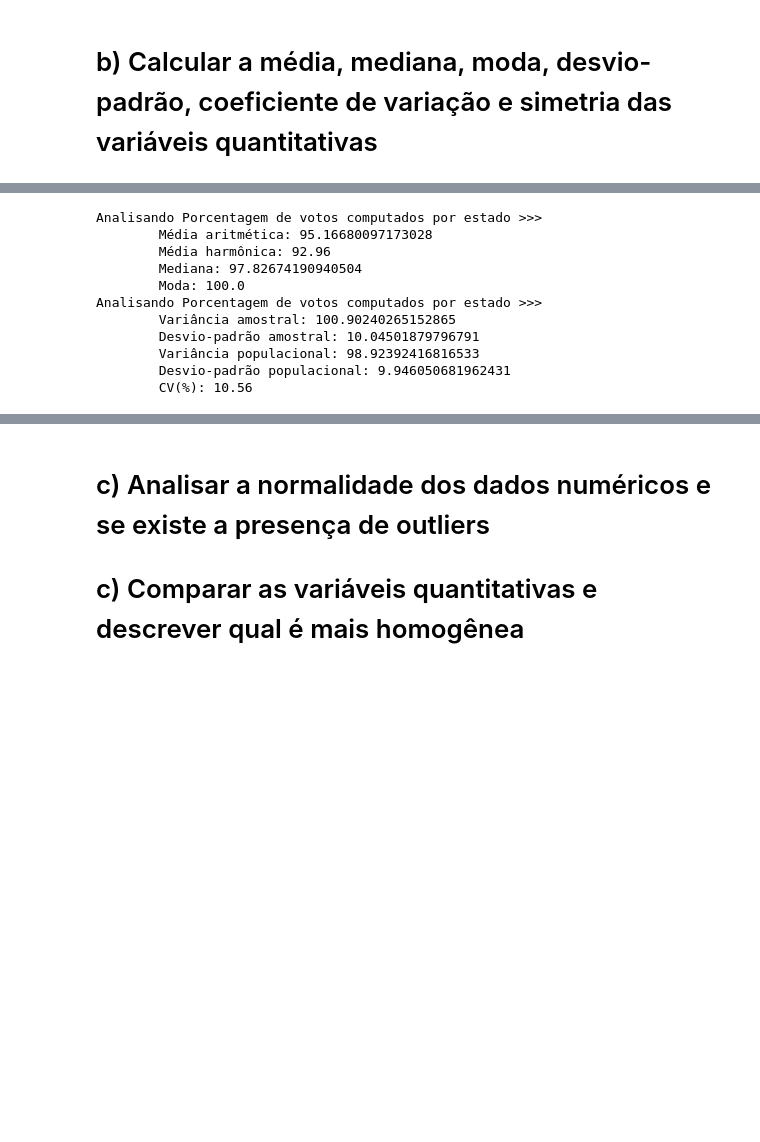
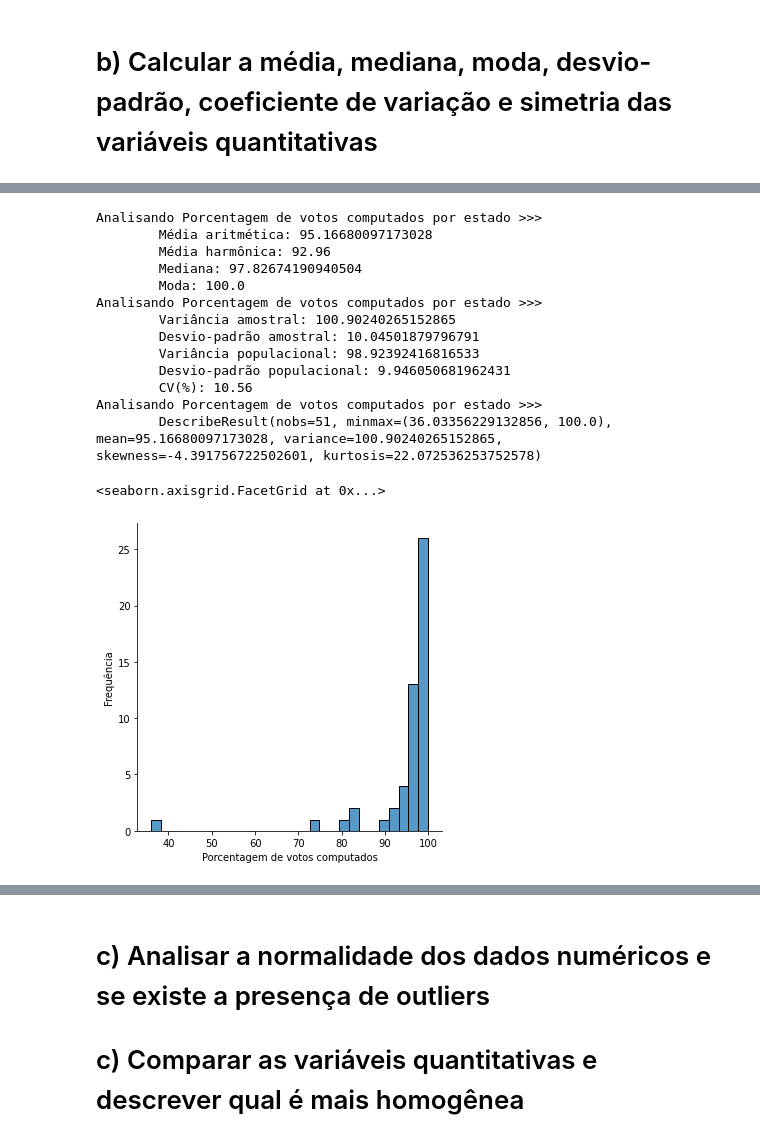
Before and after one commit to bmnds/uea-data-science-03-statistics, a Jupyter notebook: [Estatística04]_Trabalho_Final.ipynb, the cells around one changed output, grey strips where cells are left out. Cells and saved outputs as stored; diff of their text form; code cells hidden in the pictures; blank space fills up the shorter version.

```diff
--- a/[Estatística04]_Trabalho_Final.ipynb
+++ b/[Estatística04]_Trabalho_Final.ipynb
@@ -367,16 +369,17 @@ db_results
 | 1 | Donald Trump | REP | 214 | 71500110 | 47.552223 | 39.776952 |
 # %%
 # TODO plotar gráfico com os partidos vencedores em cada estado, DEM em azul, REP em vermelho
+db_president_state_results['winner'] = db_president_state_results.apply(lambda row: 0 if not row['is_election_defined'] else (1 if row['1st_party']=='DEM' else -1), axis=1)
+df = db_president_state_results[['state', 'state_code', '1st_candidate', '1st_party', 'winner']]
+df.columns = ['Estado', 'Abreviação', 'Candidato', 'Partido', 'Ganhador']
 
-#df = db_president_state_results[['state', 'state_code', 'tendency']]
-#df.columns = ['Estado', 'Abreviação', 'Tendência']
-#
-#fig = px.choropleth(df,
-#                    locations="Abreviação",
-#                    color = "Tendência",
-#                    locationmode = 'USA-states',
-#                    hover_name="Estado",
-#                    color_continuous_scale = ['white', 'red'],
-#                    scope="usa",
-#                    title='Eleições EUA 2020: Tendência de se eleger um candidato do mesmo partido do governador em ' + df['Tendência'].sum().astype(str) + ' estados')
-#fig.show()
+fig = px.choropleth(df,
+                    locations="Abreviação",
+                    color = "Ganhador",
+                    locationmode = 'USA-states',
+                    hover_name="Estado",
+                    hover_data = ['Candidato', 'Partido'],
+                    color_continuous_scale = ['red', 'white', 'blue'],
+                    scope="usa",
+                    title='Eleições EUA 2020: Biden (Azul) 226 vs 214 (Vermelho) Trump')
+fig.show()
@@ -438,19 +450,28 @@ db_president_state_results.head(10)
 # %%
 analisar_medias('Porcentagem de votos computados por estado', db_president_state_results.percent)
 
 analisar_variacao('Porcentagem de votos computados por estado', db_president_state_results.percent)
+
+analisar_de_forma_descritiva('Porcentagem de votos computados por estado', db_president_state_results.percent)
+
+plt = sea.displot(db_president_state_results.percent)
+plt.set_axis_labels(x_var='Porcentagem de votos computados', y_var='Frequência')
 # %% [output]
 Analisando Porcentagem de votos computados por estado >>>
         Média aritmética: 95.16680097173028
         Média harmônica: 92.96
         Mediana: 97.82674190940504
         Moda: 100.0
 Analisando Porcentagem de votos computados por estado >>>
         Variância amostral: 100.90240265152865
         Desvio-padrão amostral: 10.04501879796791
         Variância populacional: 98.92392416816533
         Desvio-padrão populacional: 9.946050681962431
         CV(%): 10.56
+Analisando Porcentagem de votos computados por estado >>>
+        DescribeResult(nobs=51, minmax=(36.03356229132856, 100.0), mean=95.16680097173028, variance=100.90240265152865, skewness=-4.391756722502601, kurtosis=22.072536253752578)
+<seaborn.axisgrid.FacetGrid at 0x...>
+[figure, added]
 # %%
 analisar_medias('Porcentagem de votos do primeiro colocado por estado', db_president_state_results['1st_percent'])
 
```
Also changed, not shown: parts of 16 cells of this notebook.
